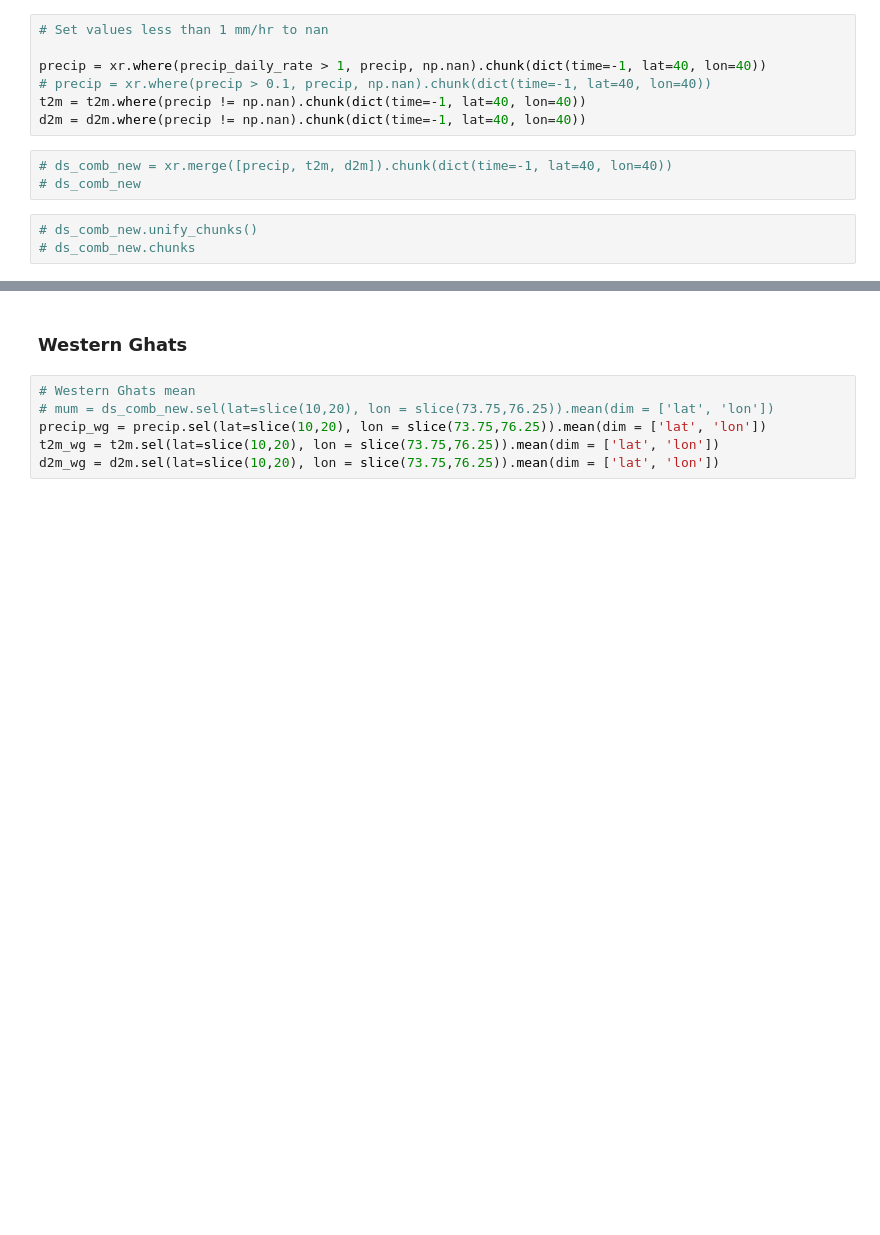
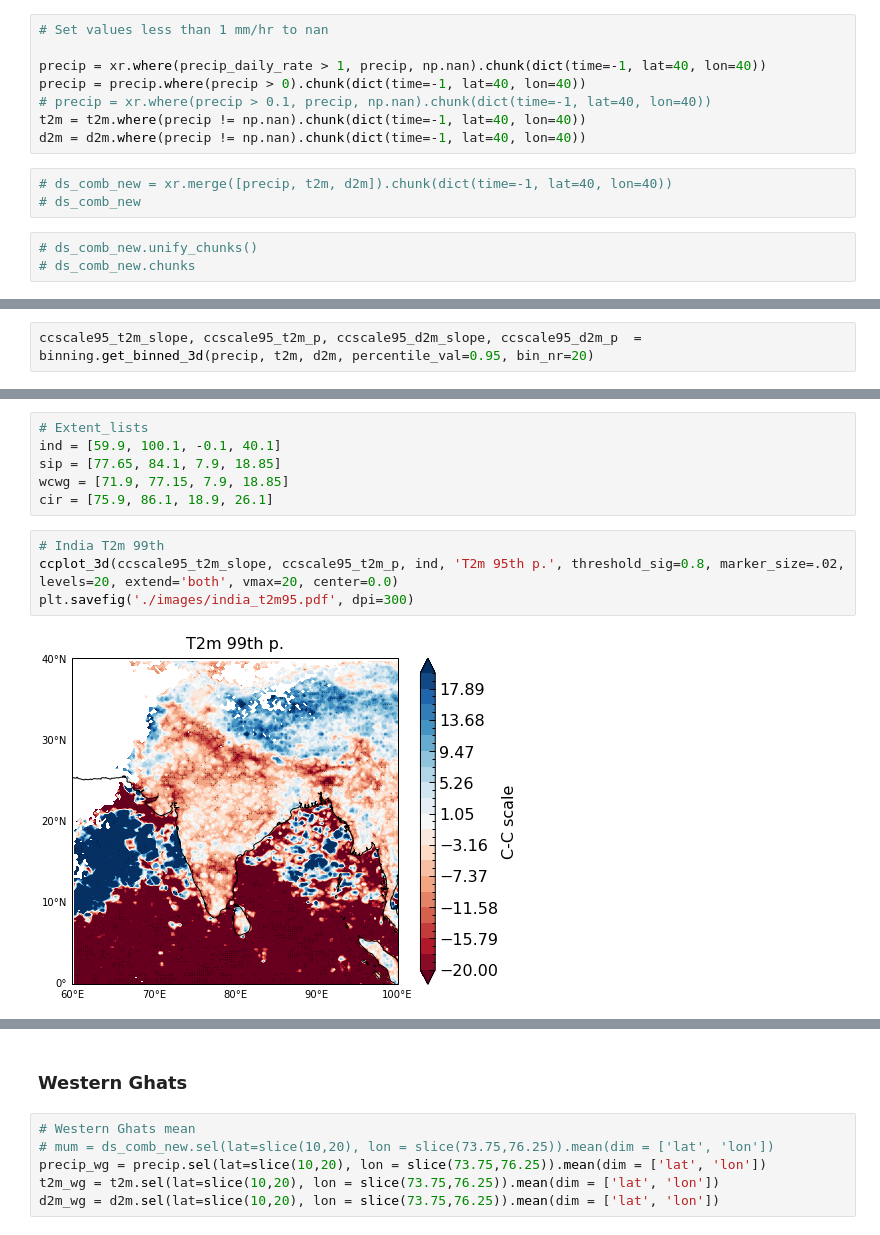
Before and after one commit to adisen99/msc_project, a Jupyter notebook: test.ipynb, the cells around one changed output, grey strips where cells are left out. Drawn from its saved outputs; the diff is of its cells as text; blank space fills up the shorter version.

```diff
--- a/test.ipynb
+++ b/test.ipynb
@@ -316,6 +328,7 @@ precip_daily_rate = precip[::-1].rolling(time=24).sum()[::-1]
 # Set values less than 1 mm/hr to nan
 
 precip = xr.where(precip_daily_rate > 1, precip, np.nan).chunk(dict(time=-1, lat=40, lon=40))
+precip = precip.where(precip > 0).chunk(dict(time=-1, lat=40, lon=40))
 # precip = xr.where(precip > 0.1, precip, np.nan).chunk(dict(time=-1, lat=40, lon=40))
 t2m = t2m.where(precip != np.nan).chunk(dict(time=-1, lat=40, lon=40))
 d2m = d2m.where(precip != np.nan).chunk(dict(time=-1, lat=40, lon=40))
@@ -327,0 +356,2 @@ d2m = d2m.where(precip != np.nan).chunk(dict(time=-1, lat=40, lon=40))
+# %%
+ccscale95_t2m_slope, ccscale95_t2m_p, ccscale95_d2m_slope, ccscale95_d2m_p  = binning.get_binned_3d(precip, t2m, d2m, percentile_val=0.95, bin_nr=20)
@@ -327,0 +391,12 @@ d2m = d2m.where(precip != np.nan).chunk(dict(time=-1, lat=40, lon=40))
+# %%
+# Extent_lists
+ind = [59.9, 100.1, -0.1, 40.1]
+sip = [77.65, 84.1, 7.9, 18.85]
+wcwg = [71.9, 77.15, 7.9, 18.85]
+cir = [75.9, 86.1, 18.9, 26.1]
+# %%
+# India T2m 99th
+ccplot_3d(ccscale95_t2m_slope, ccscale95_t2m_p, ind, 'T2m 95th p.', threshold_sig=0.8, marker_size=.02, levels=20, extend='both', vmax=20, center=0.0)
+plt.savefig('./images/india_t2m95.pdf', dpi=300)
+# %% [output]
+[figure, added]
```
Also changed, not shown: parts of 64 cells of this notebook, 5 other files.
